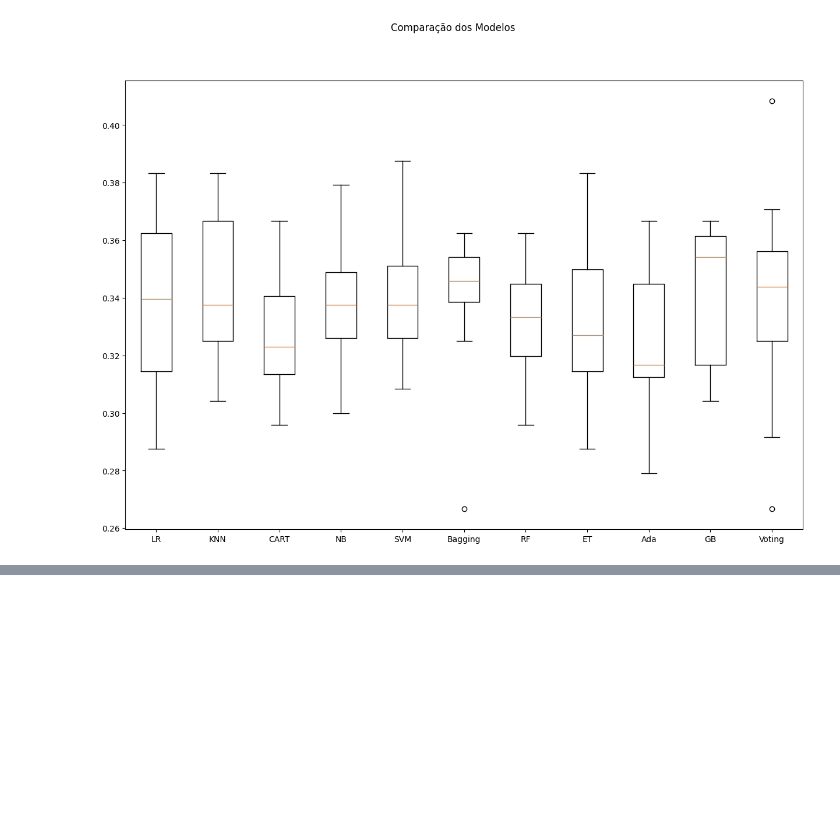
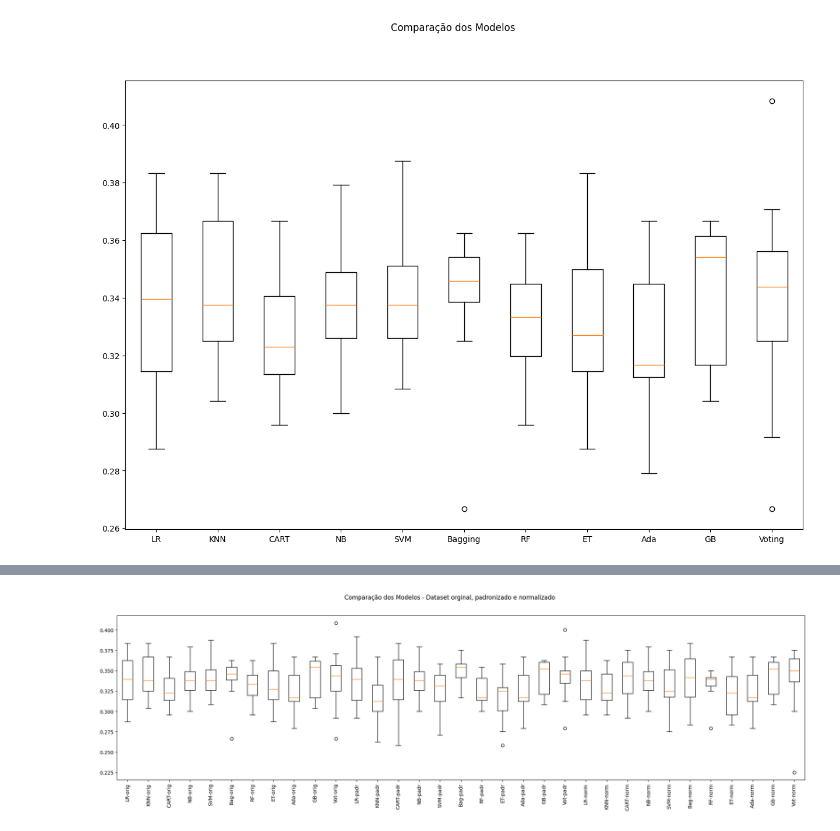
Before and after one commit to hugocfrias/MVP-Machine-Learning, a Jupyter notebook: MVP_Machine_Learning.ipynb, the cells around one changed output, grey strips where cells are left out. Saved outputs shown, nothing was run; the diff lists cells and outputs as text; code cells hidden in the pictures; blank space fills up the shorter version.

```diff
--- a/MVP_Machine_Learning.ipynb
+++ b/MVP_Machine_Learning.ipynb
@@ -656,0 +659,85 @@ Voting: 0.338333 (0.037814)
+# %%
+np.random.seed(7) # definindo uma semente global para este bloco
+
+# Listas para armazenar os armazenar os pipelines e os resultados para todas as visões do dataset
+pipelines = []
+results = []
+names = []
+
+# Criando os elementos do pipeline
+
+# Algoritmos que serão utilizados
+reg_log = ('LR', LogisticRegression(max_iter=200))
+knn = ('KNN', KNeighborsClassifier())
+cart = ('CART', DecisionTreeClassifier())
+naive_bayes = ('NB', GaussianNB())
+svm = ('SVM', SVC())
+bagging = ('Bag', BaggingClassifier(base, n_estimators=num_trees))
+random_forest = ('RF', RandomForestClassifier(n_estimators=num_trees, max_features=max_features))
+extra_trees = ('ET', ExtraTreesClassifier(n_estimators=num_trees, max_features=max_features))
+adaboost = ('Ada', AdaBoostClassifier(n_estimators=num_trees))
+gradient_boosting = ('GB', GradientBoostingClassifier(n_estimators=num_trees))
+voting = ('Voting', VotingClassifier(bases))
+
+# Transformações que serão utilizadas
+standard_scaler = ('StandardScaler', StandardScaler())
+min_max_scaler = ('MinMaxScaler', MinMaxScaler())
+
+
+# Montando os pipelines
+
+# Dataset original
+pipelines.append(('LR-orig', Pipeline([reg_log])))
+pipelines.append(('KNN-orig', Pipeline([knn])))
+pipelines.append(('CART-orig', Pipeline([cart])))
+pipelines.append(('NB-orig', Pipeline([naive_bayes])))
+pipelines.append(('SVM-orig', Pipeline([svm])))
+pipelines.append(('Bag-orig', Pipeline([bagging])))
+pipelines.append(('RF-orig', Pipeline([random_forest])))
+pipelines.append(('ET-orig', Pipeline([extra_trees])))
+pipelines.append(('Ada-orig', Pipeline([adaboost])))
+pipelines.append(('GB-orig', Pipeline([gradient_boosting])))
+pipelines.append(('Vot-orig', Pipeline([voting])))
+
+# Dataset Padronizado
+pipelines.append(('LR-padr', Pipeline([standard_scaler, reg_log])))
+pipelines.append(('KNN-padr', Pipeline([standard_scaler, knn])))
+pipelines.append(('CART-padr', Pipeline([standard_scaler, cart])))
+pipelines.append(('NB-padr', Pipeline([standard_scaler, naive_bayes])))
+pipelines.append(('SVM-padr', Pipeline([standard_scaler, svm])))
+pipelines.append(('Bag-padr', Pipeline([standard_scaler, bagging])))
+pipelines.append(('RF-padr', Pipeline([standard_scaler, random_forest])))
+pipelines.append(('ET-padr', Pipeline([standard_scaler, extra_trees])))
+pipelines.append(('Ada-padr', Pipeline([standard_scaler, adaboost])))
+pipelines.append(('GB-padr', Pipeline([standard_scaler, gradient_boosting])))
+pipelines.append(('Vot-padr', Pipeline([standard_scaler, voting])))
+
+# Dataset Normalizado
+pipelines.append(('LR-norm', Pipeline([min_max_scaler, reg_log])))
+pipelines.append(('KNN-norm', Pipeline([min_max_scaler, knn])))
+pipelines.append(('CART-norm', Pipeline([min_max_scaler, cart])))
+pipelines.append(('NB-norm', Pipeline([min_max_scaler, naive_bayes])))
+pipelines.append(('SVM-norm', Pipeline([min_max_scaler, svm])))
+pipelines.append(('Bag-norm', Pipeline([min_max_scaler, bagging])))
+pipelines.append(('RF-norm', Pipeline([min_max_scaler, random_forest])))
+pipelines.append(('ET-norm', Pipeline([min_max_scaler, extra_trees])))
+pipelines.append(('Ada-norm', Pipeline([min_max_scaler, adaboost])))
+pipelines.append(('GB-norm', Pipeline([min_max_scaler, gradient_boosting])))
+pipelines.append(('Vot-norm', Pipeline([min_max_scaler, voting])))
+
+# Executando os pipelines
+for name, model in pipelines:
+    cv_results = cross_val_score(model, X_train, y_train, cv=kfold, scoring=scoring)
+    results.append(cv_results)
+    names.append(name)
+    msg = "%s: %.3f (%.3f)" % (name, cv_results.mean(), cv_results.std()) # formatando para 3 casas decimais
+    print(msg)
+
+# Boxplot de comparação dos modelos
+fig = plt.figure(figsize=(25,6))
+fig.suptitle('Comparação dos Modelos - Dataset orginal, padronizado e normalizado')
+ax = fig.add_subplot(111)
+plt.boxplot(results)
+ax.set_xticklabels(names, rotation=90)
+plt.show()
+# %% [output]
@@ -656,0 +761 @@ Voting: 0.338333 (0.037814)
+[figure, added]
```
Also changed, not shown: parts of 7 cells of this notebook.
